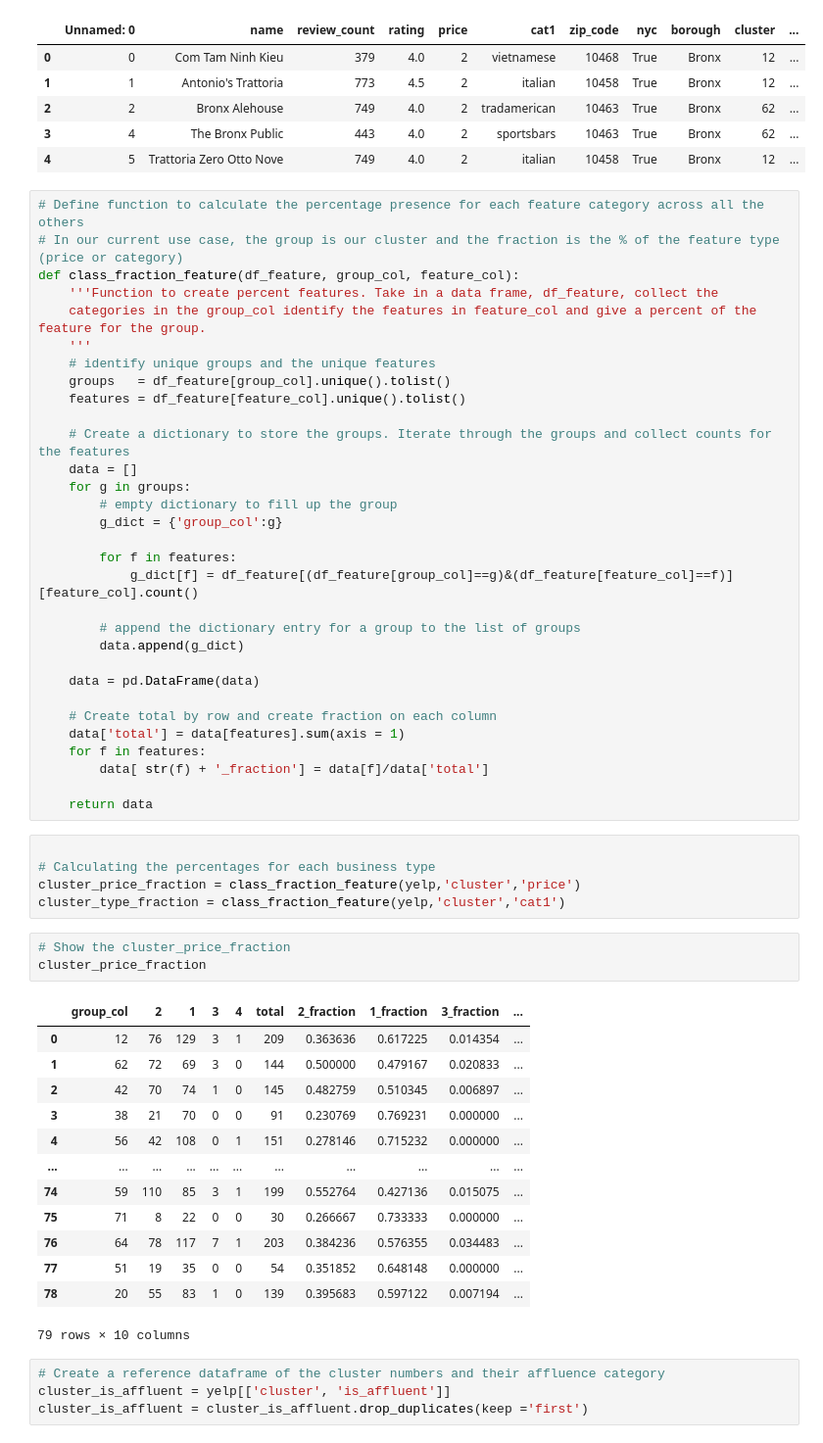
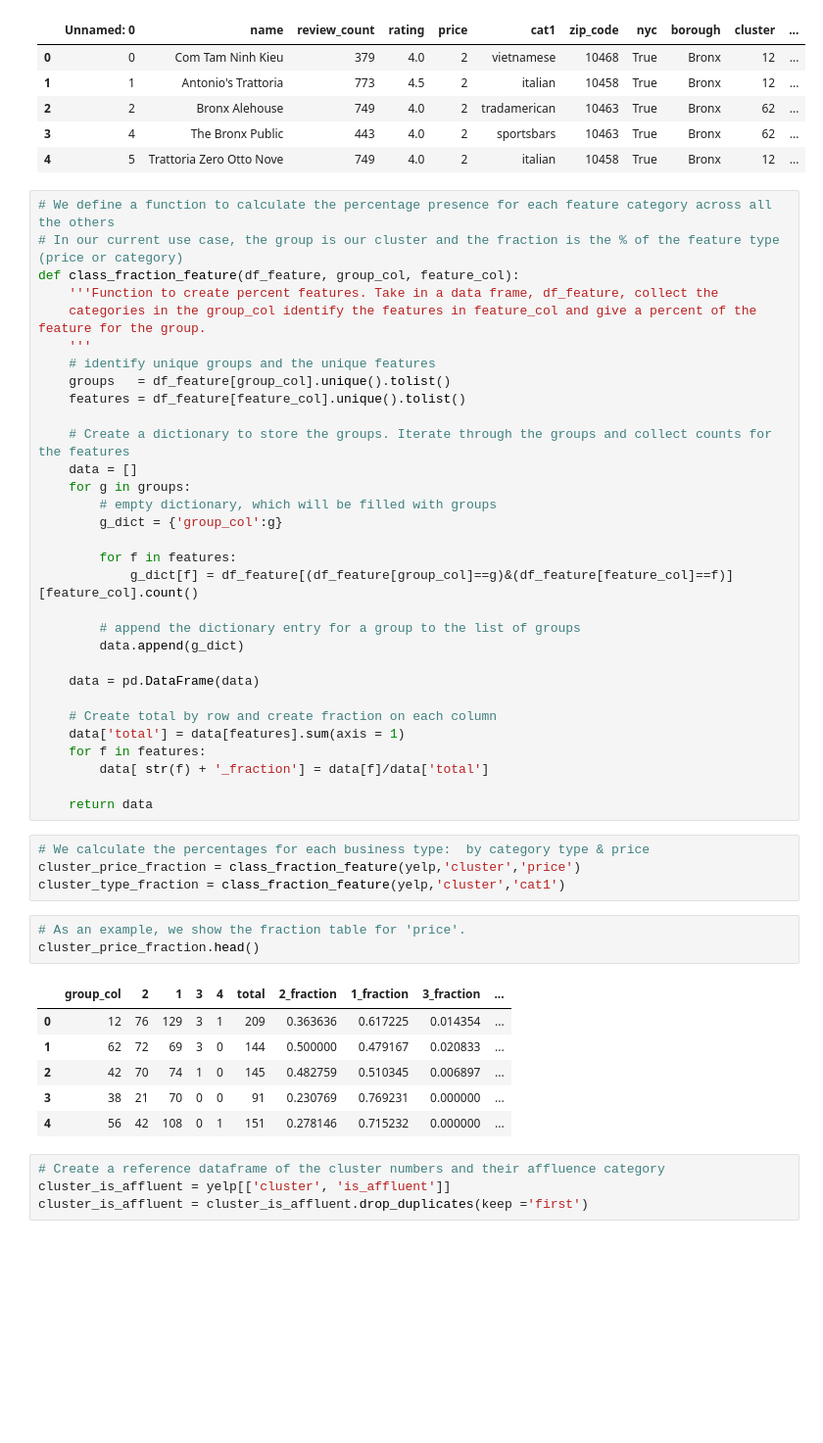
Before and after one commit to FredaXin/client_project, a Jupyter notebook: code/modeling_option_1.ipynb, the cells around one changed output. Shown at 98% size. Cells and saved outputs as stored; diff of their text form; blank space fills up the shorter version.

```diff
--- a/code/modeling_option_1.ipynb
+++ b/code/modeling_option_1.ipynb
@@ -72,7 +69,7 @@ yelp.head()
 | 3 | 4 | The Bronx Public | 443 | 4.0 | 2 | sportsbars | 10463 | True | Bronx | 62 | ... |
 | 4 | 5 | Trattoria Zero Otto Nove | 749 | 4.0 | 2 | italian | 10458 | True | Bronx | 12 | ... |
 # %%
-# Define function to calculate the percentage presence for each feature category across all the others
+# We define a function to calculate the percentage presence for each feature category across all the others
 # In our current use case, the group is our cluster and the fraction is the % of the feature type (price or category)
 def class_fraction_feature(df_feature, group_col, feature_col):
     '''Function to create percent features. Take in a data frame, df_feature, collect the
@@ -85,7 +82,7 @@ def class_fraction_feature(df_feature, group_col, feature_col):
     # Create a dictionary to store the groups. Iterate through the groups and collect counts for the features
     data = []
     for g in groups:
-        # empty dictionary to fill up the group
+        # empty dictionary, which will be filled with groups
         g_dict = {'group_col':g}
 
         for f in features:
@@ -103,27 +100,19 @@ def class_fraction_feature(df_feature, group_col, feature_col):
 
     return data
 # %%
-
-# Calculating the percentages for each business type
+# We calculate the percentages for each business type:  by category type & price
 cluster_price_fraction = class_fraction_feature(yelp,'cluster','price')
 cluster_type_fraction = class_fraction_feature(yelp,'cluster','cat1')
-# %%
-# Show the cluster_price_fraction
-cluster_price_fraction
-# %% [output]
-|  | group_col | 2 | 1 | 3 | 4 | total | 2_fraction | 1_fraction | 3_fraction | ... |
-| 0 | 12 | 76 | 129 | 3 | 1 | 209 | 0.363636 | 0.617225 | 0.014354 | ... |
-| 1 | 62 | 72 | 69 | 3 | 0 | 144 | 0.500000 | 0.479167 | 0.020833 | ... |
-| 2 | 42 | 70 | 74 | 1 | 0 | 145 | 0.482759 | 0.510345 | 0.006897 | ... |
-| 3 | 38 | 21 | 70 | 0 | 0 | 91 | 0.230769 | 0.769231 | 0.000000 | ... |
-| 4 | 56 | 42 | 108 | 0 | 1 | 151 | 0.278146 | 0.715232 | 0.000000 | ... |
-| ... | ... | ... | ... | ... | ... | ... | ... | ... | ... | ... |
-| 74 | 59 | 110 | 85 | 3 | 1 | 199 | 0.552764 | 0.427136 | 0.015075 | ... |
-| 75 | 71 | 8 | 22 | 0 | 0 | 30 | 0.266667 | 0.733333 | 0.000000 | ... |
-| 76 | 64 | 78 | 117 | 7 | 1 | 203 | 0.384236 | 0.576355 | 0.034483 | ... |
-| 77 | 51 | 19 | 35 | 0 | 0 | 54 | 0.351852 | 0.648148 | 0.000000 | ... |
-| 78 | 20 | 55 | 83 | 1 | 0 | 139 | 0.395683 | 0.597122 | 0.007194 | ... |
-79 rows × 10 columns
+# %%
+# As an example, we show the fraction table for 'price'.
+cluster_price_fraction.head()
+# %% [output]
+|  | group_col | 2 | 1 | 3 | 4 | total | 2_fraction | 1_fraction | 3_fraction | ... |
+| 0 | 12 | 76 | 129 | 3 | 1 | 209 | 0.363636 | 0.617225 | 0.014354 | ... |
+| 1 | 62 | 72 | 69 | 3 | 0 | 144 | 0.500000 | 0.479167 | 0.020833 | ... |
+| 2 | 42 | 70 | 74 | 1 | 0 | 145 | 0.482759 | 0.510345 | 0.006897 | ... |
+| 3 | 38 | 21 | 70 | 0 | 0 | 91 | 0.230769 | 0.769231 | 0.000000 | ... |
+| 4 | 56 | 42 | 108 | 0 | 1 | 151 | 0.278146 | 0.715232 | 0.000000 | ... |
 # %%
 # Create a reference dataframe of the cluster numbers and their affluence category
 cluster_is_affluent = yelp[['cluster', 'is_affluent']]
```
Also changed, not shown: parts of 86 cells of this notebook.
